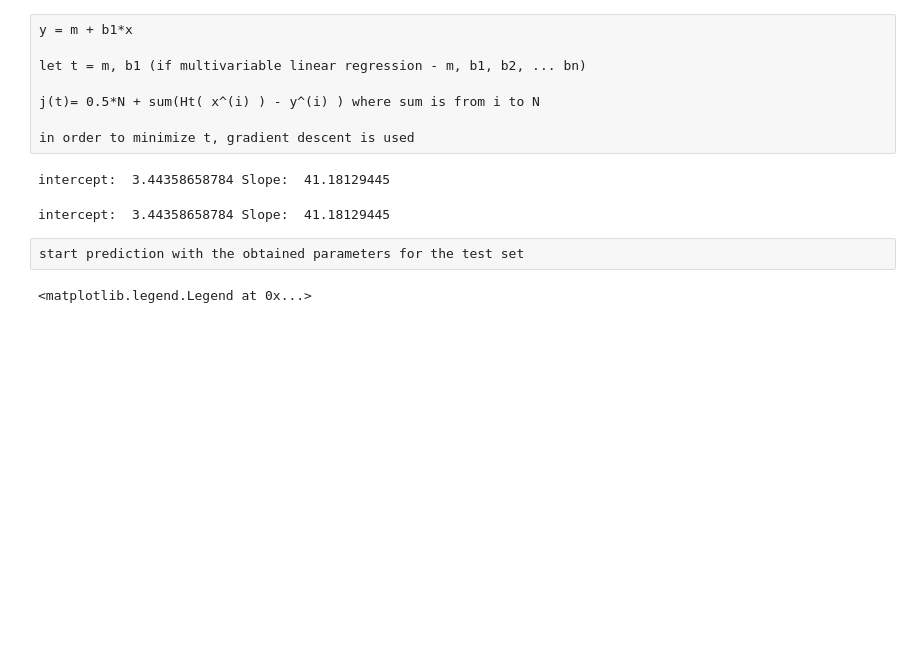
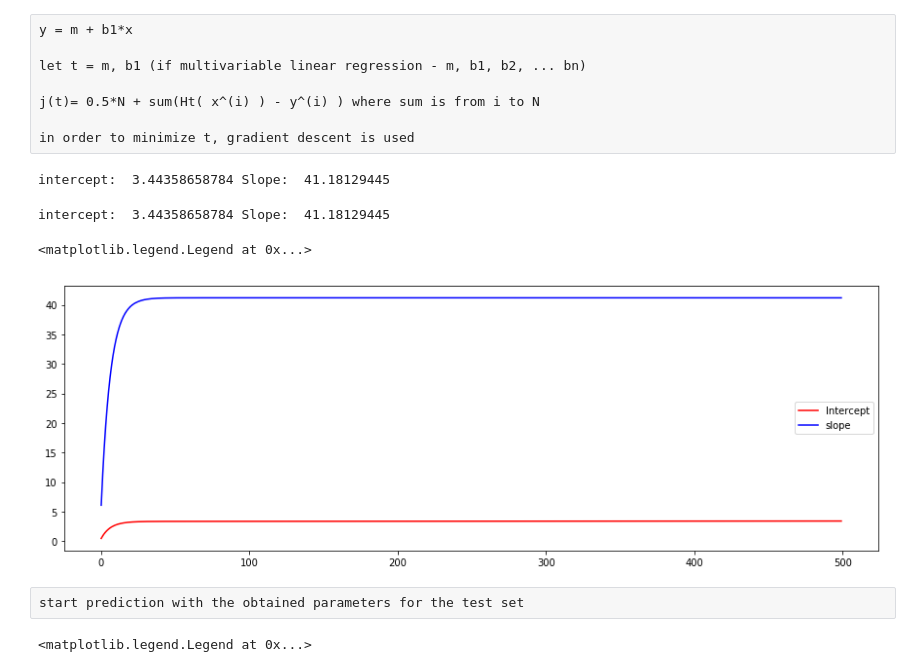
Before and after one commit to michaelzeng25/gradient-descent-on-app-and-yearly-spent, a Jupyter notebook: Gradient descent for simple linear regression.ipynb, the cells around one changed output. Saved outputs shown, nothing was run; the diff lists cells and outputs as text; code cells hidden in the pictures; blank space fills up the shorter version.

```diff
--- a/Gradient descent for simple linear regression.ipynb
+++ b/Gradient descent for simple linear regression.ipynb
@@ -84,4 +78,13 @@ num_iteration = 500
 # %%
+init_m = 0
+init_b1 = 0
+learning_rate = 0.001
+num_iteration = 500
+store_m = []
+store_b1 = []
+# number of traiing example here is just 1(time on app), so 1/m is just 1
+
+
 # training set
 def minimize_m_b1(X_train2,y_train2, m, b1, learning_rate):
     N = int(len(X_train2))
@@ -94,6 +97,8 @@ def minimize_m_b1(X_train2,y_train2, m, b1, learning_rate):
         minimize_b1 += ( (m + b1 * x) - y) * x
     minimized_m = m - (learning_rate *(1/N) * minimize_m)
     minimized_b1 = b1 - (learning_rate * (1/N) * minimize_b1)
+    store_m.append(minimized_m)
+    store_b1.append(minimized_b1)
     return [minimized_m, minimized_b1]
 
 
@@ -138,6 +143,15 @@ def run_minimize_m_b1(cv_X_train,cv_y_train,init_m, init_b1, learning_rate, num_
 print ("intercept: ",m, "Slope: ",b1)
 # %% [output]
 intercept:  3.44358658784 Slope:  41.18129445
+# %%
+# looks like 500 interations is overkilled.
+fig,ax = plt.subplots(figsize=(15,5))
+a, = ax.plot(store_m, color='red')
+b, = ax.plot(store_b1, color='blue')
+plt.legend([a,b],['Intercept', 'slope'])
+# %% [output]
+<matplotlib.legend.Legend at 0x...>
+[figure, added]
 # %% [raw]
 start prediction with the obtained parameters for the test set
 # %%
```
Also changed, not shown: parts of 20 cells of this notebook.
